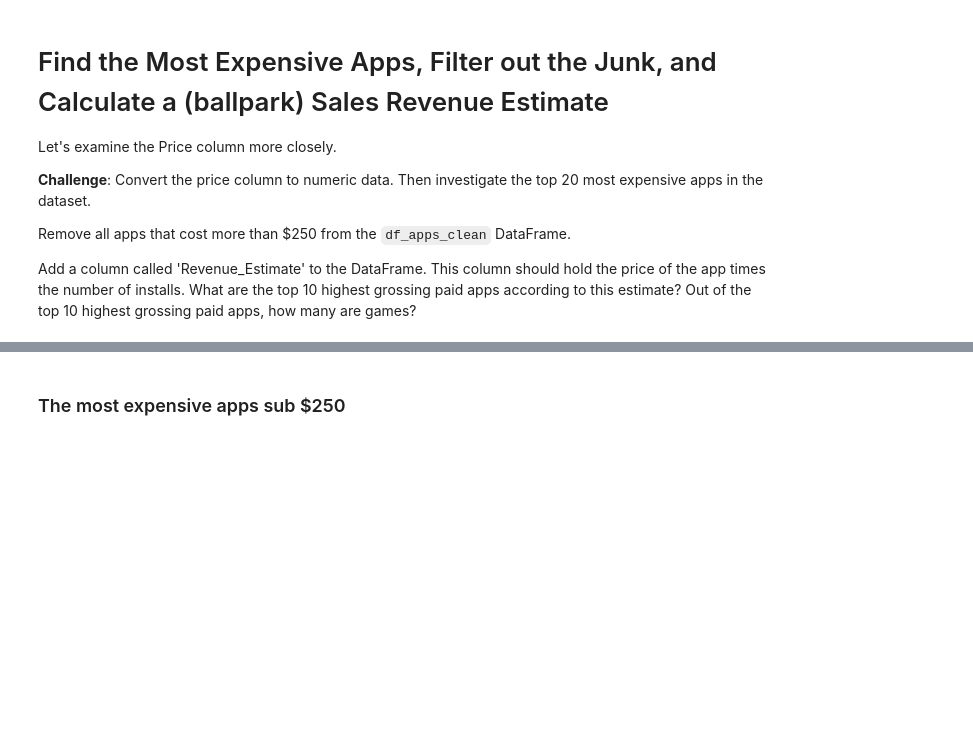
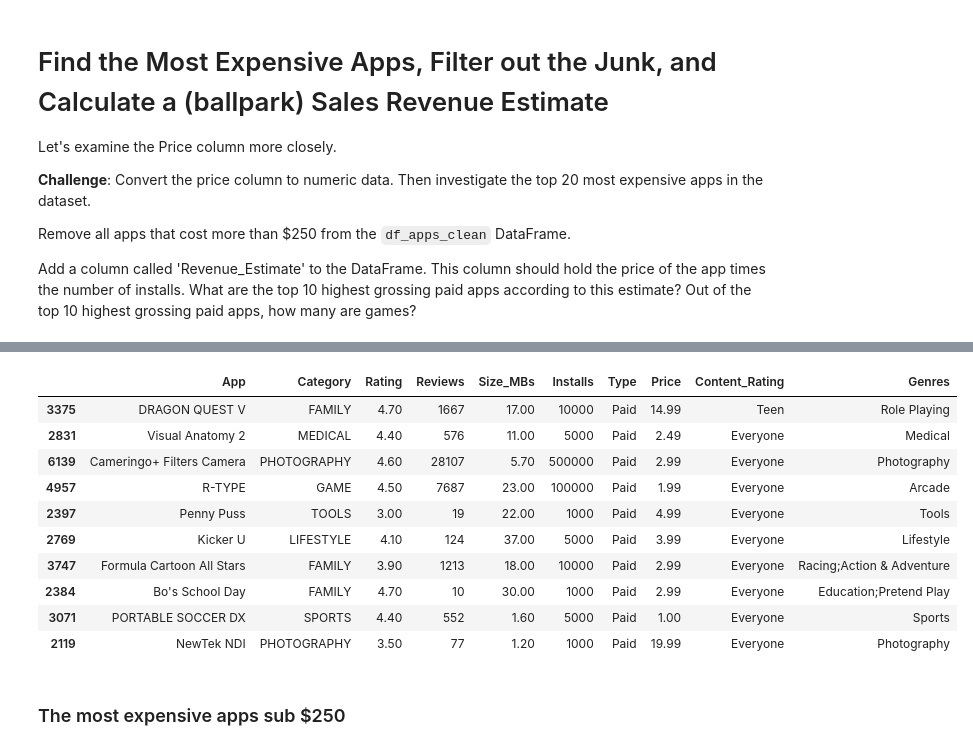
Before and after one commit to rohan9932/100-Days-of-Code-Python--Course, a Jupyter notebook: Projects/Course Projects/Google Play Store Project/Google Play Store App Analytics.ipynb, the cells around one changed output, grey strips where cells are left out. Saved outputs shown, nothing was run; the diff lists cells and outputs as text; code cells hidden in the pictures; blank space fills up the shorter version.

```diff
--- a/Projects/Course Projects/Google Play Store Project/Google Play Store App Analytics.ipynb
+++ b/Projects/Course Projects/Google Play Store Project/Google Play Store App Analytics.ipynb
@@ -350,2 +366,16 @@ Add a column called 'Revenue_Estimate' to the DataFrame. This column should hold
+# %%
+df_apps_clean[df_apps_clean['Type'] == "Paid"].sample(10)
+# %% [output]
+|  | App | Category | Rating | Reviews | Size_MBs | Installs | Type | Price | Content_Rating | Genres |
+| 3375 | DRAGON QUEST V | FAMILY | 4.70 | 1667 | 17.00 | 10000 | Paid | 14.99 | Teen | Role Playing |
+| 2831 | Visual Anatomy 2 | MEDICAL | 4.40 | 576 | 11.00 | 5000 | Paid | 2.49 | Everyone | Medical |
+| 6139 | Cameringo+ Filters Camera | PHOTOGRAPHY | 4.60 | 28107 | 5.70 | 500000 | Paid | 2.99 | Everyone | Photography |
+| 4957 | R-TYPE | GAME | 4.50 | 7687 | 23.00 | 100000 | Paid | 1.99 | Everyone | Arcade |
+| 2397 | Penny Puss | TOOLS | 3.00 | 19 | 22.00 | 1000 | Paid | 4.99 | Everyone | Tools |
+| 2769 | Kicker U | LIFESTYLE | 4.10 | 124 | 37.00 | 5000 | Paid | 3.99 | Everyone | Lifestyle |
+| 3747 | Formula Cartoon All Stars | FAMILY | 3.90 | 1213 | 18.00 | 10000 | Paid | 2.99 | Everyone | Racing;Action & Adventure |
+| 2384 | Bo's School Day | FAMILY | 4.70 | 10 | 30.00 | 1000 | Paid | 2.99 | Everyone | Education;Pretend Play |
+| 3071 | PORTABLE SOCCER DX | SPORTS | 4.40 | 552 | 1.60 | 5000 | Paid | 1.00 | Everyone | Sports |
+| 2119 | NewTek NDI | PHOTOGRAPHY | 3.50 | 77 | 1.20 | 1000 | Paid | 19.99 | Everyone | Photography |
 # %% [markdown]
 ### The most expensive apps sub $250
```
Also changed, not shown: parts of 27 cells of this notebook.
